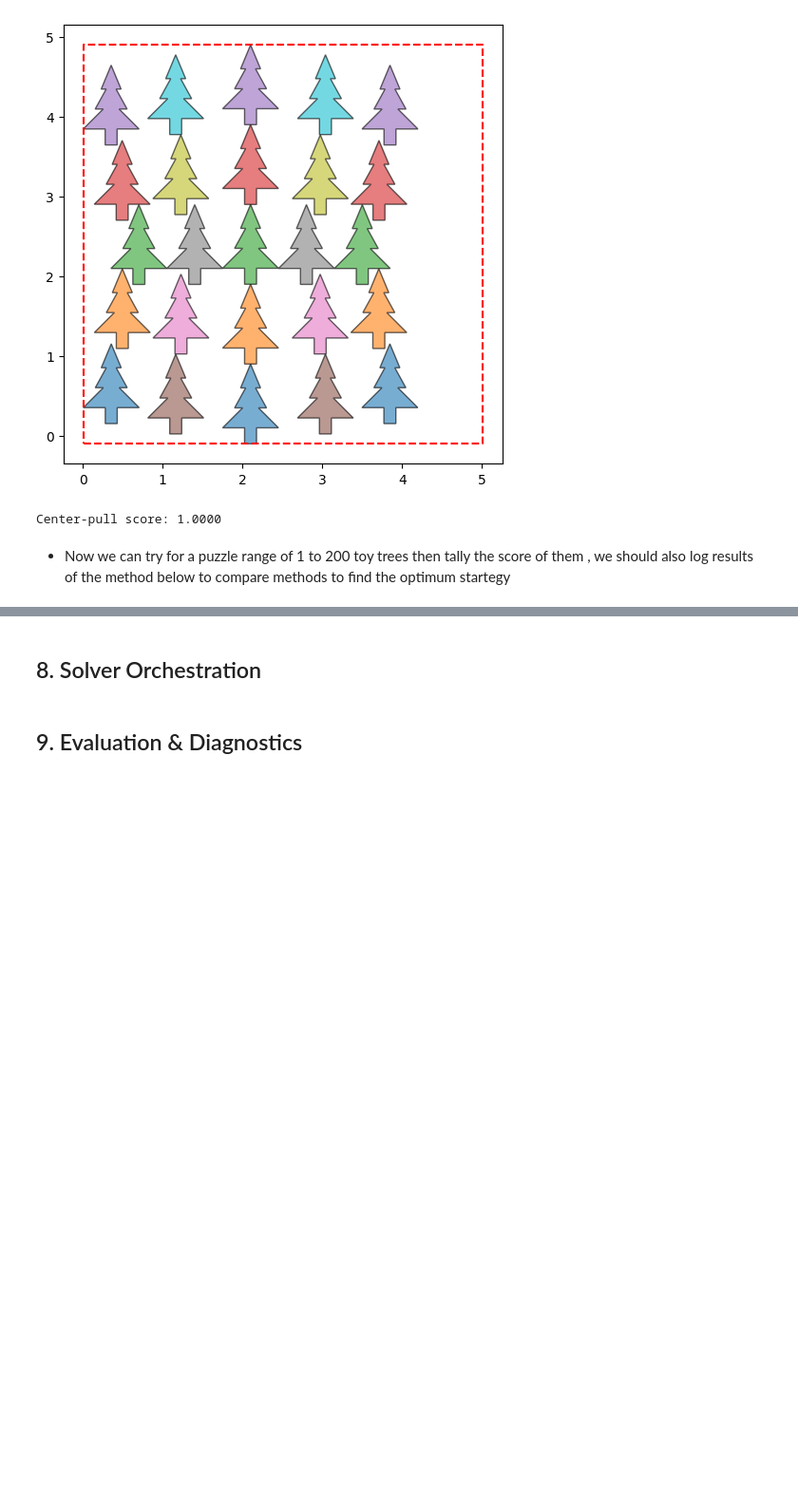
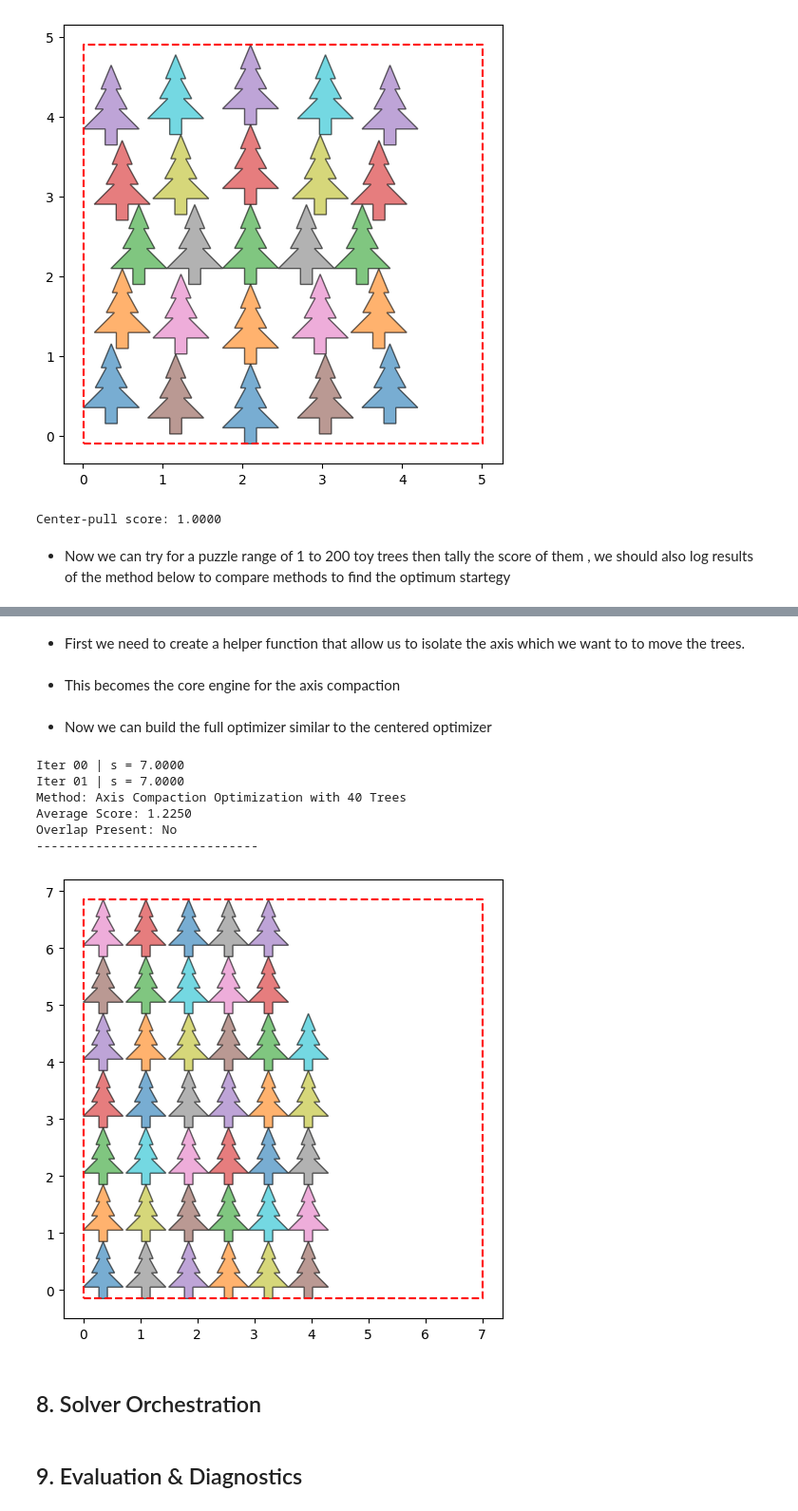
Before and after one commit to eugene-maina72/santa_christmas_tree_kaggle, a Jupyter notebook: notebook.ipynb, the cells around one changed output, grey strips where cells are left out. Shown: that part at 95% size. Cells and saved outputs as stored; diff of their text form; code cells hidden in the pictures; blank space fills up the shorter version.

```diff
--- a/notebook.ipynb
+++ b/notebook.ipynb
@@ -505,0 +528,13 @@ Overlap Present: No
+# %% [markdown]
+* First we need to create a helper function that allow us to isolate the axis which we want to to move the trees.
+# %%
+# Helper function to try moving along one axis
+def try_axis_move(polygons, idx, axis, step):
+    """
+    Try moving polygon idx along one axis.
+    axis: 'x' or 'y'
+    """
+    dx, dy = (step, 0.0) if axis == 'x' else (0.0, step)
+    return try_move(polygons, idx, dx, dy)
+# %% [markdown]
+* This becomes the core engine for the axis compaction
@@ -506,3 +572,45 @@ Overlap Present: No
+# %% [markdown]
+* Now we can build the full optimizer similar to the centered optimizer
+# %%
+def axis_compaction_optimizer(polygons,
+                              step=0.1,
+                              max_iters=20,
+                              tol=1e-6,
+                              verbose=False):
+    """
+    Alternating X/Y compaction until convergence.
+    """
+    polys = polygons
+    best_s = bounding_square_side(polys)
+
+    for it in range(max_iters):
+        before = best_s
+
+        polys = axis_compaction(polys, axis='x', step=step, tol=tol)
+        polys = axis_compaction(polys, axis='y', step=step, tol=tol)
+
+        best_s = bounding_square_side(polys)
+
+        if verbose:
+            print(f"Iter {it:02d} | s = {best_s:.4f}")
+
+        if abs(before - best_s) < tol:
+            break
+
+    return polys
+# %%
+layout = place_trees_grid(40)
+axis_optimized_layout = axis_compaction_optimizer(layout, step=0.05, max_iters=50, verbose=True)
+log_experiment(f"Axis Compaction Optimization with {40} Trees", axis_optimized_layout)
+plot_layout(axis_optimized_layout)
+# %% [output]
+Iter 00 | s = 7.0000
+Iter 01 | s = 7.0000
+Method: Axis Compaction Optimization with 40 Trees
+Average Score: 1.2250
+Overlap Present: No
+------------------------------
+[figure, added]
 # %% [markdown]
 ## 8. Solver Orchestration
 # %%
```
Also changed, not shown: parts of 12 cells of this notebook.
